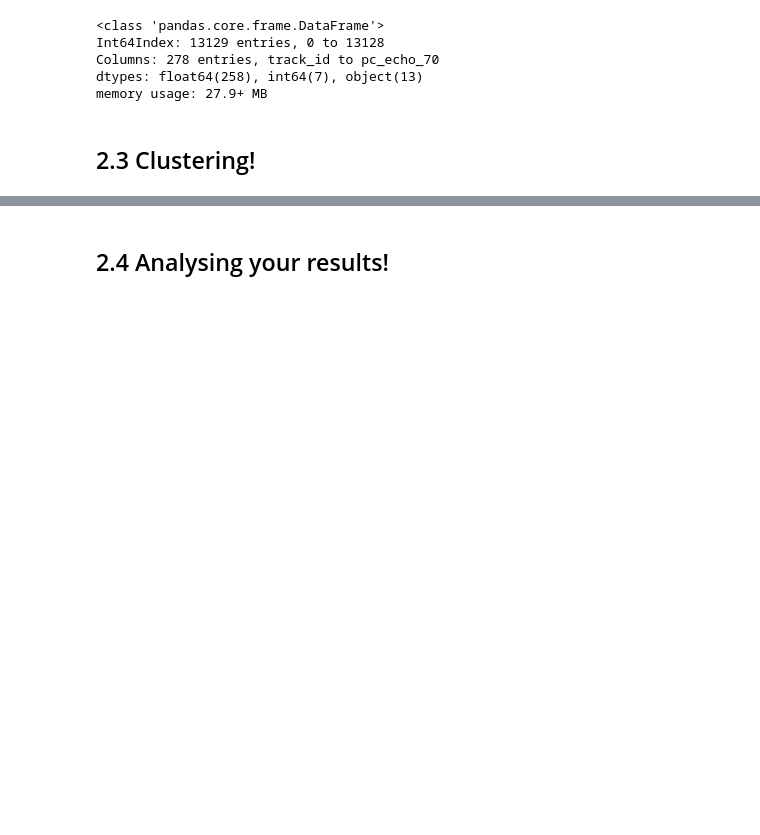
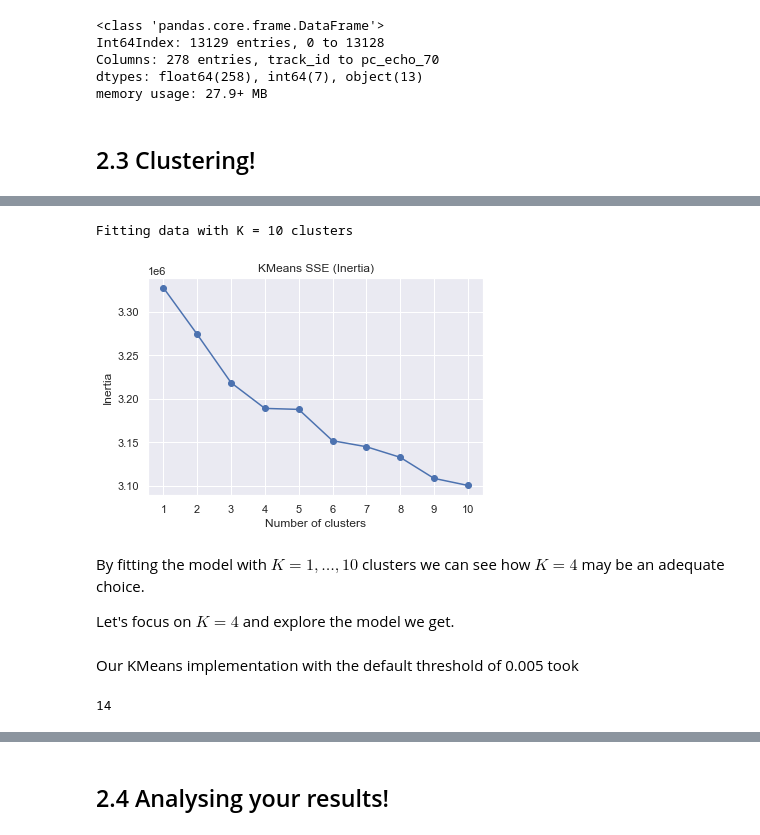
Before and after one commit to ClaraL27/ADM-HW4, a Jupyter notebook: main.ipynb, the cells around one changed output, grey strips where cells are left out. Drawn from its saved outputs; the diff is of its cells as text; code cells hidden in the pictures; blank space fills up the shorter version.

```diff
--- a/main.ipynb
+++ b/main.ipynb
@@ -536,3 +536,8 @@ dtypes: float64(258), int64(7), object(13)
 memory usage: 27.9+ MB
 # %% [markdown]
 ## 2.3 Clustering!
+# %%
+import kmeans
+import matplotlib.pyplot as plt
+import seaborn as sns
+sns.set()
@@ -538,0 +548,2 @@ memory usage: 27.9+ MB
+# %%
+clust_df = main_df_red.copy().select_dtypes(include = np.number).iloc[:,7:]
@@ -538,0 +552,3 @@ memory usage: 27.9+ MB
+# %%
+std_scaler = StandardScaler()
+clust_df = pd.DataFrame(std_scaler.fit_transform(clust_df.values), columns = clust_df.columns).fillna(value = 0)
@@ -538,0 +561,10 @@ memory usage: 27.9+ MB
+# %%
+inertia = kmeans.elbow(clust_df, range(1, 11),
+                       plot = True, progress = True)
+# %% [output]
+Fitting data with K = 10 clusters
+[figure, added]
+# %% [markdown]
+By fitting the model with $K=1,\dots,10$ clusters we can see how $K = 4$ may be an adequate choice.
+
+Let's focus on $K = 4$ and explore the model we get.
@@ -538,0 +574,6 @@ memory usage: 27.9+ MB
+# %% [markdown]
+Our KMeans implementation with the default threshold of 0.005 took
+# %%
+model.n_iter
+# %% [output]
+14
```
Also changed, not shown: parts of 32 cells of this notebook, 2 other files.
